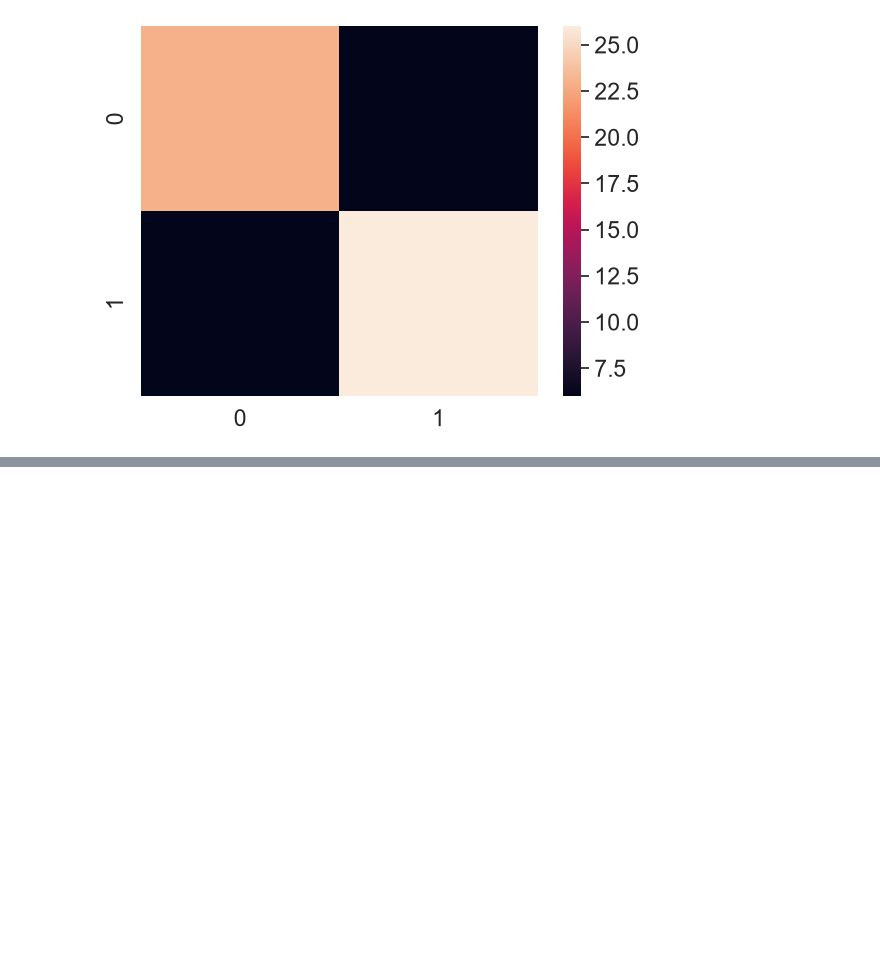
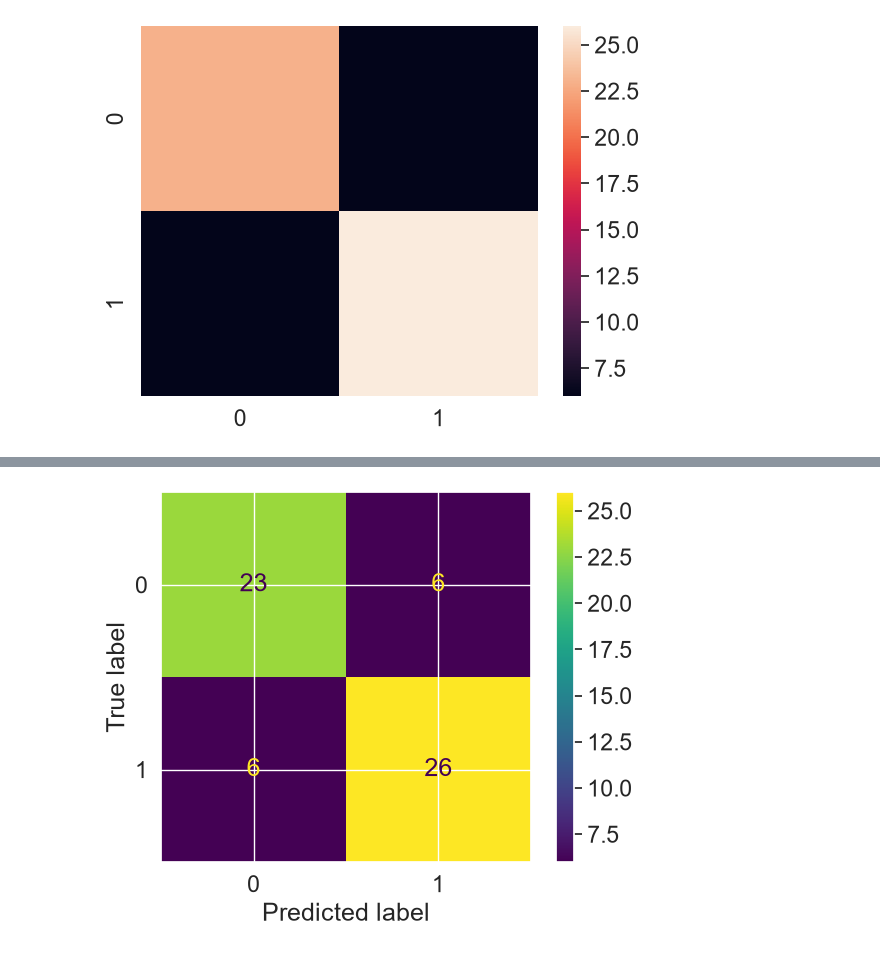
Before and after one commit to ayinde-xyz/ml-learn, a Jupyter notebook: sklearn_learn.ipynb, the cells around one changed output, grey strips where cells are left out. Drawn from its saved outputs; the diff is of its cells as text; code cells hidden in the pictures; blank space fills up the shorter version.

```diff
--- a/sklearn_learn.ipynb
+++ b/sklearn_learn.ipynb
@@ -1119,0 +1126,4 @@ sns.heatmap(conf_mat);
+# %%
+ConfusionMatrixDisplay.from_predictions(y_test, y_preds);
+# %% [output]
+[figure, added]
```
Also changed, not shown: parts of 1 cell of this notebook.
